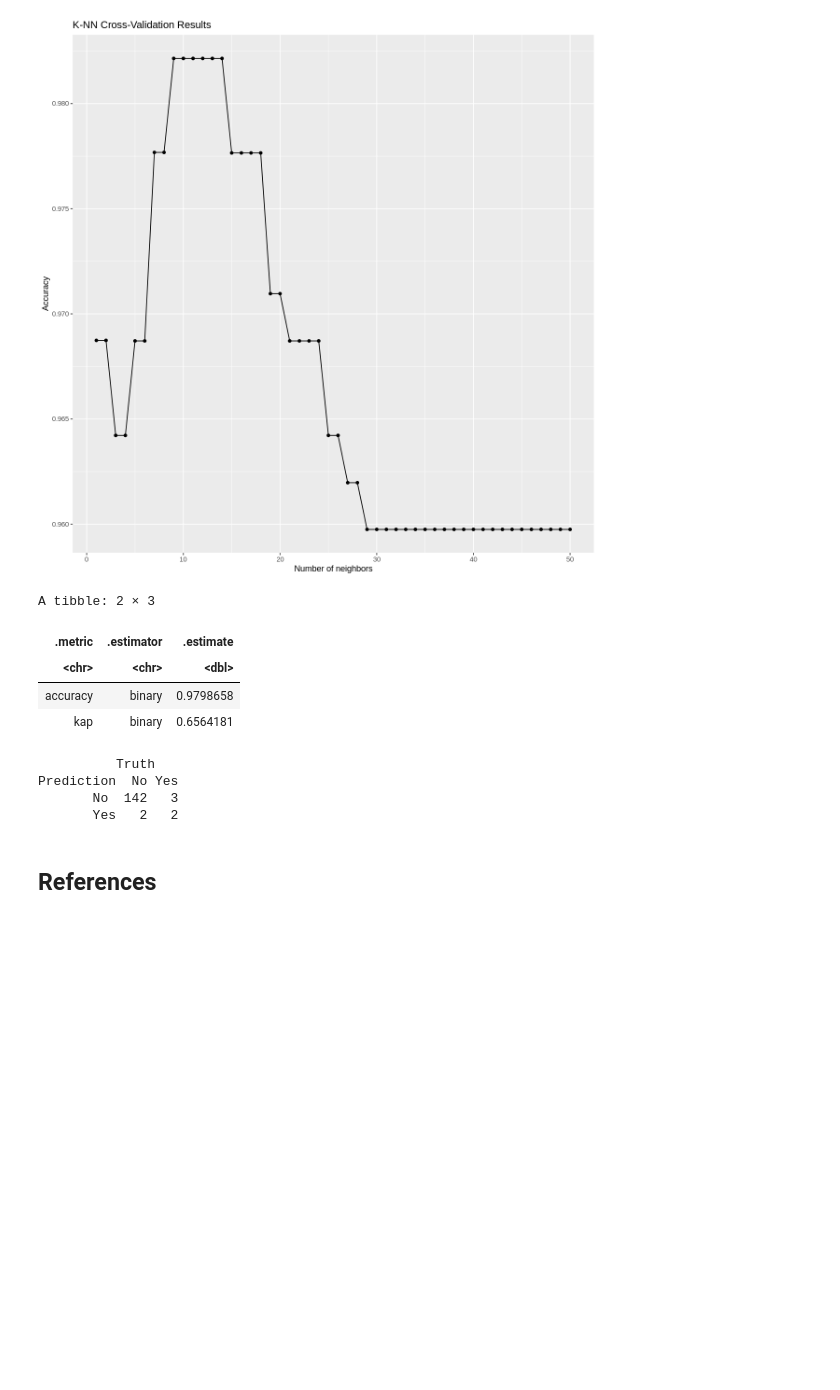
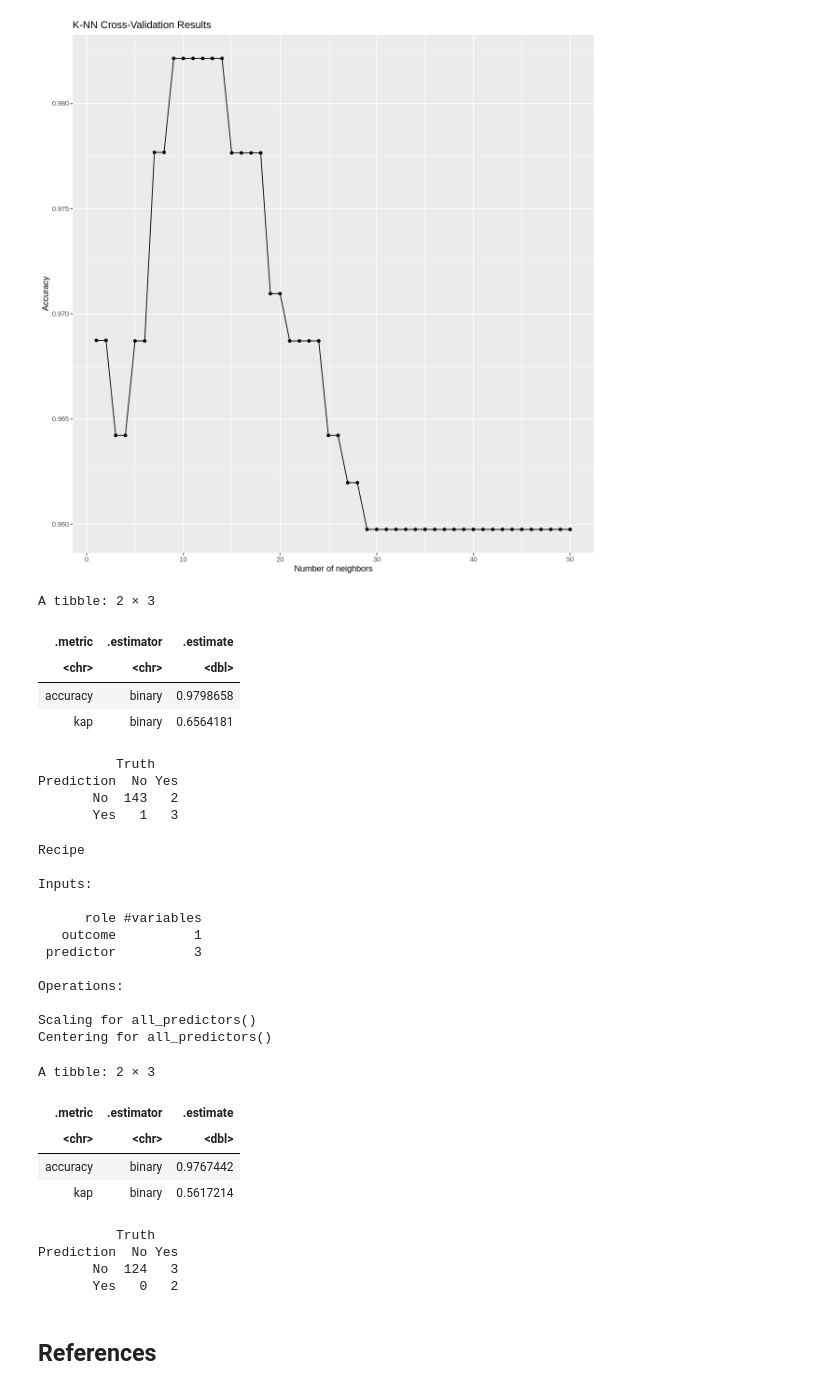
Before and after one commit to DrakenRaptor/Section006-28-Proposal, a Jupyter notebook: ProjectTrial.ipynb, the cells around one changed output. Cells and saved outputs as stored; diff of their text form; code cells hidden in the pictures; blank space fills up the shorter version.

Commit message:
trying to fit the model on 2023 data set

```diff
--- a/ProjectTrial.ipynb
+++ b/ProjectTrial.ipynb
@@ -802,7 +802,7 @@ nba_2022_predictions_fin <- predict(nba_2022_fit_fin, new_obs_testing_2022) |>
 nba_2022_metrics_fin <- nba_2022_predictions_fin |>
     metrics(truth = all_star, estimate = .pred_class)
 nba_2022_metrics_fin
-nba_2022_conf_mat_fin <- mnist_predictions |>
+nba_2022_conf_mat_fin <- nba_2022_predictions_fin |>
     conf_mat(truth = all_star, estimate = .pred_class)
 nba_2022_conf_mat_fin
 # %% [output]
@@ -813,8 +813,50 @@ A tibble: 2 × 3
 | kap | binary | 0.6564181 |
           Truth
 Prediction  No Yes
-       No  142   3
-       Yes   2   2
+       No  143   2
+       Yes   1   3
+# %%
+nba_2023_recipe <- recipe(all_star ~ games_started + effective_field_goal + points, data = new_obs_training_2023) |>
+  step_scale(all_predictors()) |>
+  step_center(all_predictors())
+nba_2023_recipe
+
+nba_2023_fit <- workflow() |>
+  add_recipe(nba_2023_recipe) |>
+  add_model(nba_2022_spec_fin) |>
+  fit(data = new_obs_training_2023)
+
+nba_2023_predictions <- predict(nba_2023_fit, new_obs_testing_2023) |>
+    bind_cols(new_obs_testing_2023)
+
+nba_2023_metrics <- nba_2023_predictions |>
+    metrics(truth = all_star, estimate = .pred_class)
+nba_2023_metrics
+nba_2023_conf_mat <- nba_2023_predictions |>
+    conf_mat(truth = all_star, estimate = .pred_class)
+nba_2023_conf_mat
+# %% [output]
+Recipe
+
+Inputs:
+
+      role #variables
+   outcome          1
+ predictor          3
+
+Operations:
+
+Scaling for all_predictors()
+Centering for all_predictors()
+A tibble: 2 × 3
+| .metric | .estimator | .estimate |
+| <chr> | <chr> | <dbl> |
+| accuracy | binary | 0.9767442 |
+| kap | binary | 0.5617214 |
+          Truth
+Prediction  No Yes
+       No  124   3
+       Yes   0   2
 # %% [markdown]
 ## References
 # %% [markdown]
```
